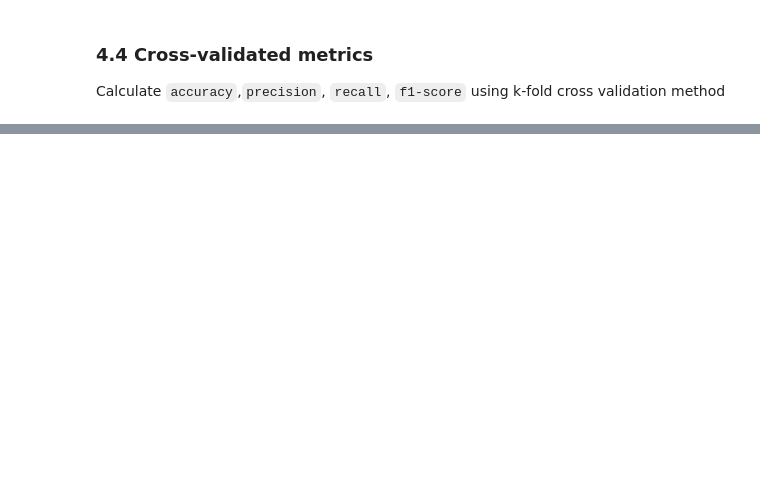
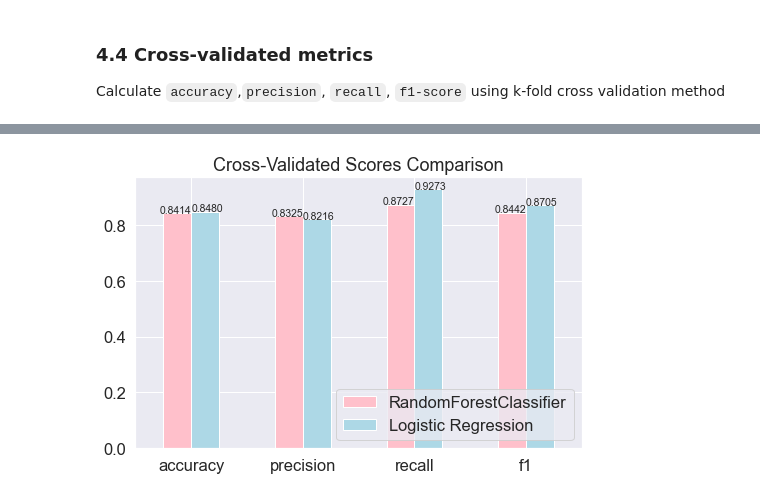
Before and after one commit to kdineshchitra/heart-disease-prediction, a Jupyter notebook: heart-disease-classification.ipynb, the cells around one changed output, grey strips where cells are left out. Cells and saved outputs as stored; diff of their text form; code cells hidden in the pictures; blank space fills up the shorter version.

Commit message:
completed notebook updated + images, models

```diff
--- a/heart-disease-classification.ipynb
+++ b/heart-disease-classification.ipynb
@@ -842,0 +843,17 @@ log_reg_cv_scores
+# %%
+# comparing the cross-validated scores
+cv_scores = pd.DataFrame(data=[rf_cv_scores, log_reg_cv_scores], index=["RandomForestClassifier", "Logistic Regression"]).T
+
+# visual comparison
+cv_scores.plot(kind="bar", figsize=(8, 5), title="Cross-Validated Scores Comparison", rot=0, color=["pink", "lightblue"] )
+
+# annotating the score values
+for i, v in enumerate(cv_scores["RandomForestClassifier"].values):
+    plt.text(x=i, y=v, s=f"{v:.4f}", ha="right", fontsize="xx-small")
+for i, v in enumerate(cv_scores["Logistic Regression"].values):
+    plt.text(x=i, y=v, s=f"{v:.4f}", ha="left", fontsize="xx-small")
+
+plt.legend(loc="lower right")
+plt.show()
+# %% [output]
+[figure, added]
```
Also changed, not shown: parts of 38 cells of this notebook, 8 other files.
